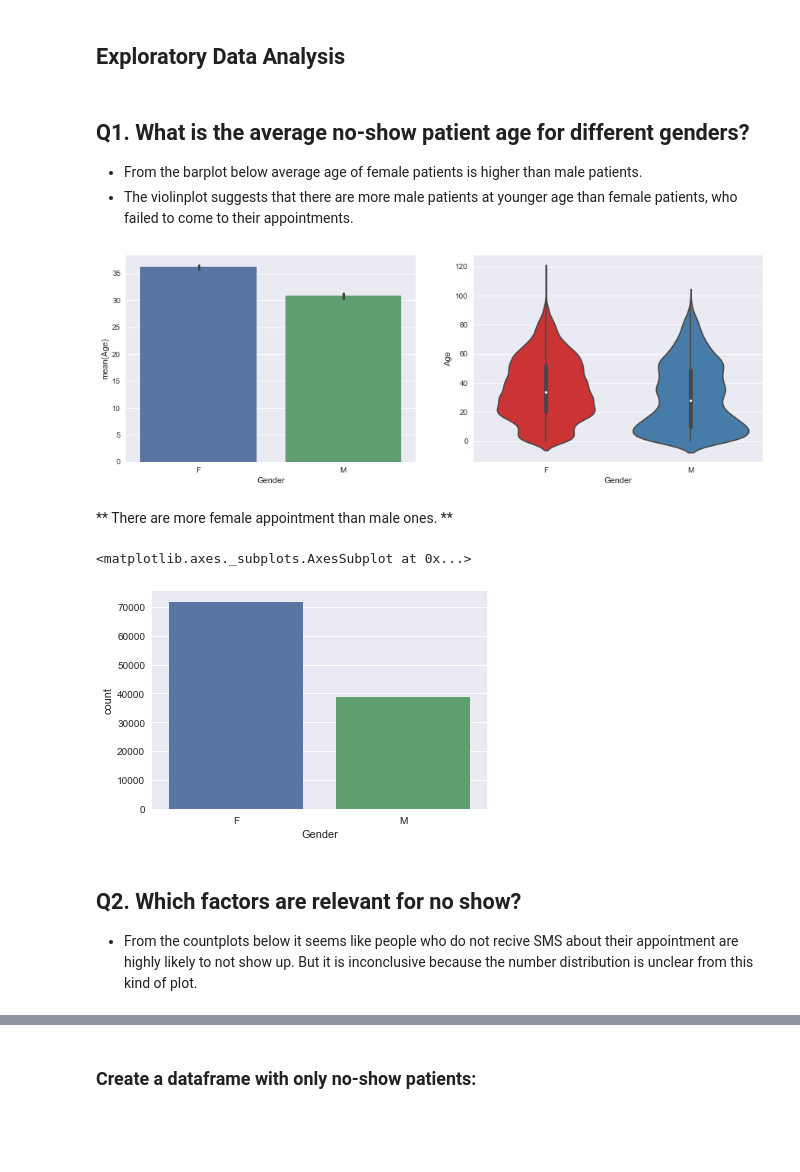
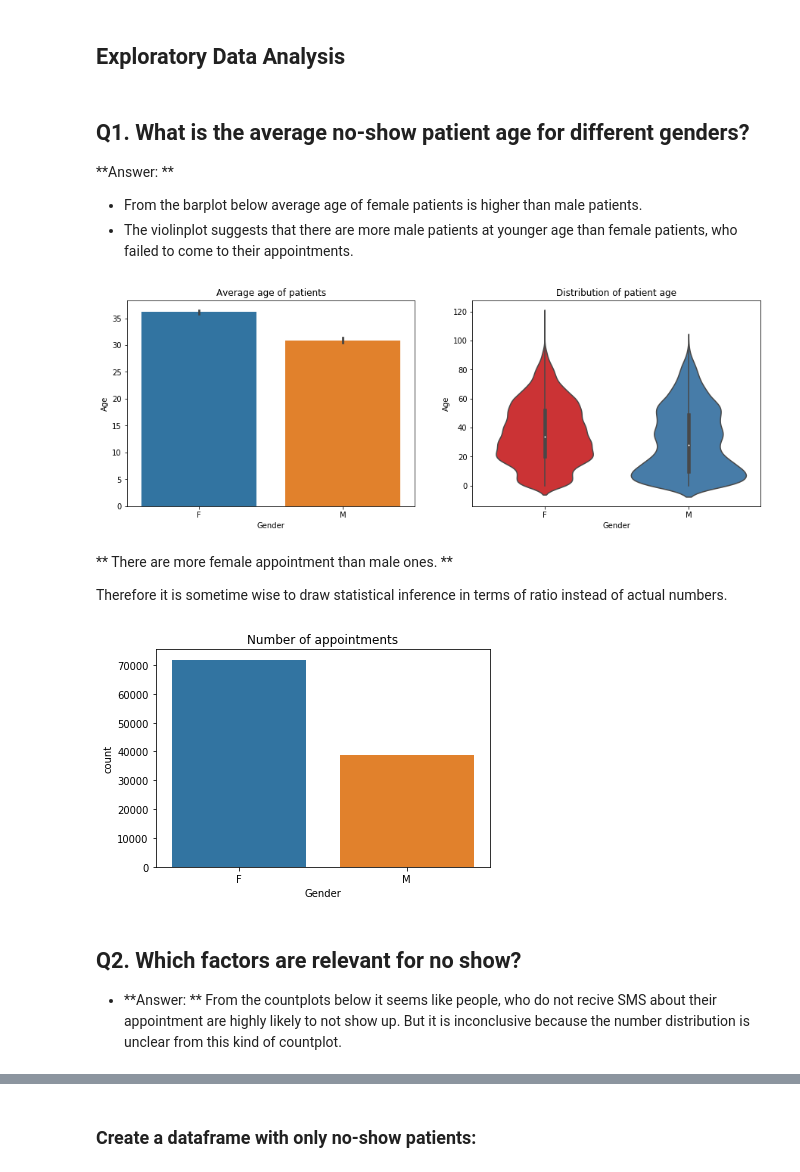
Before and after one commit to argha48/brazil-medical-appointment, a Jupyter notebook: noshow-appointment.ipynb, the cells around one changed output, grey strips where cells are left out. Drawn from its saved outputs; the diff is of its cells as text; code cells hidden in the pictures; blank space fills up the shorter version.

```diff
--- a/noshow-appointment.ipynb
+++ b/noshow-appointment.ipynb
@@ -87,8 +87,15 @@ for time in wait_time:
         wait_hour.append(h/24)
     else:
         wait_hour.append(0)
+
+noshow = []
+for item in df['No-show']:
+    if item == 'No':
+        noshow.append(1)
+    elif item == 'Yes':
+        noshow.append(1)
 # %%
-df = df.assign(wait_time = wait_hour)
+df = df.assign(wait_time = wait_hour, Noshow_num = noshow)
 # %% [markdown]
 ### Drop unnecessary columns from the dataframe
 # %%
@@ -109,24 +116,27 @@ df.to_csv('./data/cleaned-appointment-data.csv', index = False)
 ## Exploratory Data Analysis
 # %% [markdown]
 ## Q1. What is the average no-show patient age for different genders?
+
+**Answer: **
  - From the barplot below average age of female patients is higher than male patients.
  - The violinplot suggests that there are more male patients at younger age than female patients, who failed to come to their appointments.
 # %%
 fig, ax = plt.subplots(figsize=(15,5))
 plt.subplot(1,2,1)
-sns.barplot(x='Gender',y='Age',data=df[df['No-show']=='Yes']);
+sns.barplot(x='Gender',y='Age',data=df[df['No-show']=='Yes']).set_title('Average age of patients');
 plt.subplot(1,2,2)
-sns.violinplot(x = 'Gender', y="Age", data=df[df['No-show']=='Yes'], scale = 'area', palette='Set1');
+sns.violinplot(x = 'Gender', y="Age", data=df[df['No-show']=='Yes'], scale = 'area', palette='Set1').set_title('Distribution of patient age');
 # %% [output]
-[figure, old version]
+[figure, new version]
 # %% [markdown]
 ** There are more female appointment than male ones. **
+
+Therefore it is sometime wise to draw statistical inference in terms of ratio instead of actual numbers.
 # %%
-sns.countplot(x = 'Gender', data = df)
+sns.countplot(x = 'Gender', data = df).set_title('Number of appointments');
 # %% [output]
-<matplotlib.axes._subplots.AxesSubplot at 0x...>
-[figure, old version]
+[figure, new version]
 # %% [markdown]
 ## Q2. Which factors are relevant for no show?
- - From the countplots below it seems like people who do not recive SMS about their appointment are highly likely to not show up. But it is inconclusive because the number distribution is unclear from this kind of plot.
+ - **Answer: ** From the countplots below it seems like people, who do not recive SMS about their appointment are highly likely to not show up. But it is inconclusive because the number distribution is unclear from this kind of countplot.
 # %%
```
Also changed, not shown: parts of 17 cells of this notebook, 1 other file.
